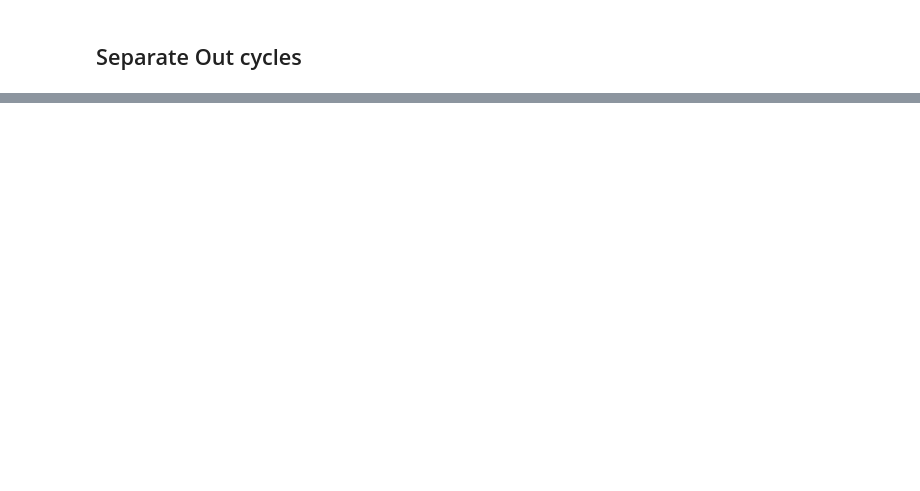
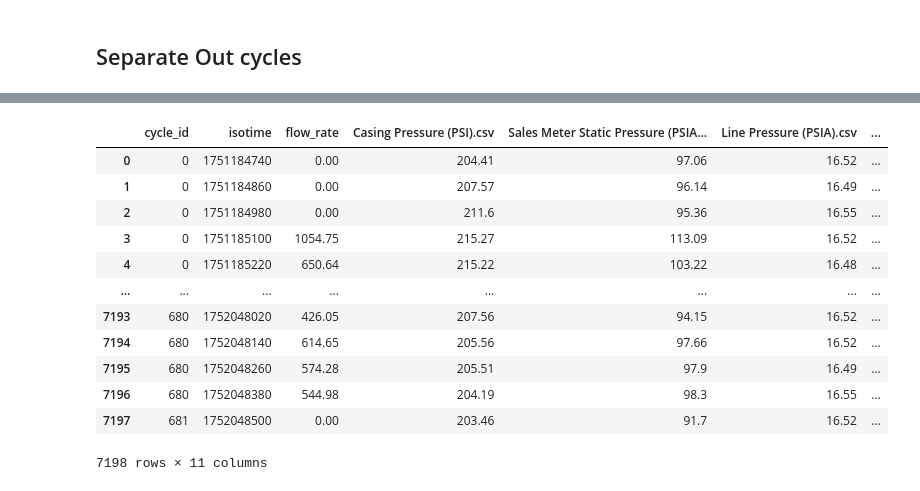
Before and after one commit to Mubashir22009/Plunger_data_code, a Jupyter notebook: teting/parsing.ipynb, the cells around one changed output, grey strips where cells are left out. Cells and saved outputs as stored; diff of their text form; code cells hidden in the pictures; blank space fills up the shorter version.

Commit message:
data mapping b/w files done

```diff
--- a/teting/parsing.ipynb
+++ b/teting/parsing.ipynb
@@ -125,5 +109,22 @@ threshold: $1751184680 and data: $1751184735
 # %% [markdown]
 ## Separate Out cycles
 # %%
-def create_cycles_df():
-    cycles = []
+def flow_rate_cycles():
+    flow_rate = files['Sales Meter Flow Rate (MCF_Day).csv']
+    data = [[None, None, None] for i in range(len(flow_rate))]
+    cycle_id = -1
+    new_cycle_mil_gia = False
+    for i in range(len(data)):
+        if flow_rate[i][1] == 0.0 and not new_cycle_mil_gia:
+            cycle_id+=1
+            new_cycle_mil_gia = True
+        elif flow_rate[i][1] > 0.0:
+            new_cycle_mil_gia = False
+        data[i][0] = cycle_id
+        data[i][1] = flow_rate[i][0]
+        data[i][2] = flow_rate[i][1]
+
+    return data
+# %%
+files['Sales Meter Flow Rate (MCF_Day).csv'] = flow_rate_cycles()
+files['Sales Meter Flow Rate (MCF_Day).csv']
@@ -129,0 +149,4 @@ def create_cycles_df():
+# %%
+import pandas as pd
+df = pd.DataFrame(files['Sales Meter Flow Rate (MCF_Day).csv'], columns=['cycle_id', 'isotime', 'flow_rate'])
+df
@@ -129,0 +186,16 @@ def create_cycles_df():
+# %%
+df
+# %% [output]
+|  | cycle_id | isotime | flow_rate | Casing Pressure (PSI).csv | Sales Meter Static Pressure (PSIA... | Line Pressure (PSIA).csv | ... |
+| 0 | 0 | 1751184740 | 0.00 | 204.41 | 97.06 | 16.52 | ... |
+| 1 | 0 | 1751184860 | 0.00 | 207.57 | 96.14 | 16.49 | ... |
+| 2 | 0 | 1751184980 | 0.00 | 211.6 | 95.36 | 16.55 | ... |
+| 3 | 0 | 1751185100 | 1054.75 | 215.27 | 113.09 | 16.52 | ... |
+| 4 | 0 | 1751185220 | 650.64 | 215.22 | 103.22 | 16.48 | ... |
+| ... | ... | ... | ... | ... | ... | ... | ... |
+| 7193 | 680 | 1752048020 | 426.05 | 207.56 | 94.15 | 16.52 | ... |
+| 7194 | 680 | 1752048140 | 614.65 | 205.56 | 97.66 | 16.52 | ... |
+| 7195 | 680 | 1752048260 | 574.28 | 205.51 | 97.9 | 16.49 | ... |
+| 7196 | 680 | 1752048380 | 544.98 | 204.19 | 98.3 | 16.55 | ... |
+| 7197 | 681 | 1752048500 | 0.00 | 203.46 | 91.7 | 16.52 | ... |
+7198 rows × 11 columns
```
Also changed, not shown: parts of 4 cells of this notebook.
